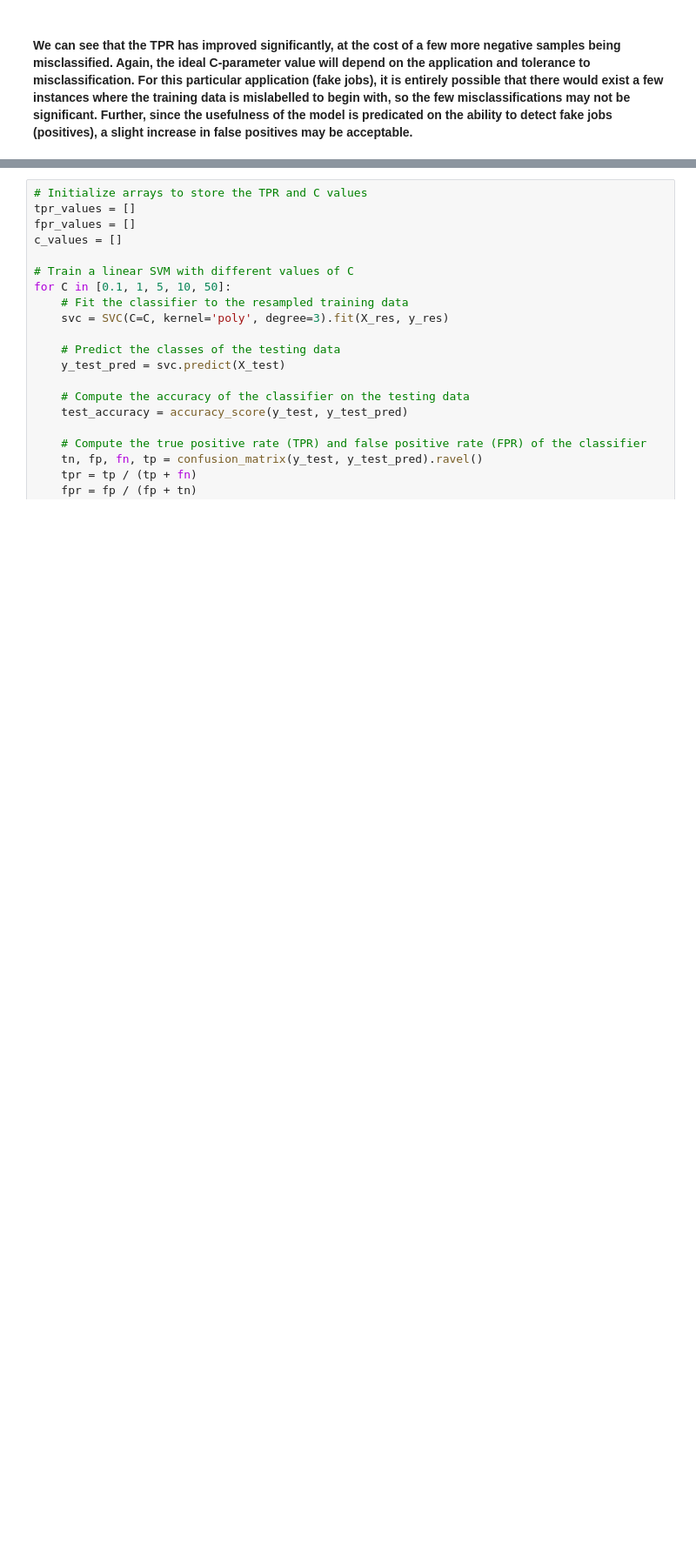
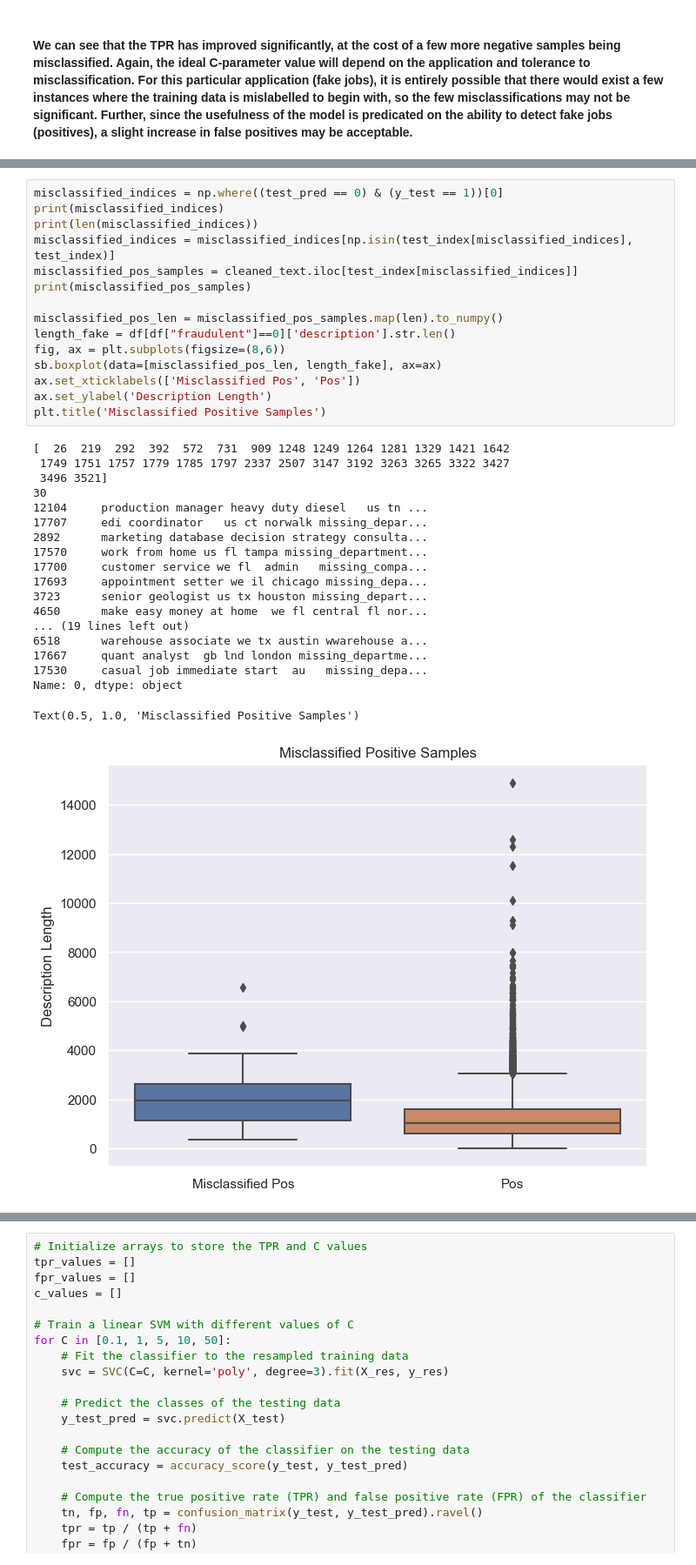
Before and after one commit to edward62740/sc1015-project, a Jupyter notebook: Support Vector Machine.ipynb, the cells around one changed output, grey strips where cells are left out. Shown at 87% size. Drawn from its saved outputs; the diff is of its cells as text; blank space fills up the shorter version.

Commit message:
Added misclassification analysis, cleaned files

```diff
--- a/Support Vector Machine.ipynb
+++ b/Support Vector Machine.ipynb
@@ -346,0 +352,35 @@ weighted avg       0.99      0.99      0.99      3576
+# %%
+misclassified_indices = np.where((test_pred == 0) & (y_test == 1))[0]
+print(misclassified_indices)
+print(len(misclassified_indices))
+misclassified_indices = misclassified_indices[np.isin(test_index[misclassified_indices], test_index)]
+misclassified_pos_samples = cleaned_text.iloc[test_index[misclassified_indices]]
+print(misclassified_pos_samples)
+
+misclassified_pos_len = misclassified_pos_samples.map(len).to_numpy()
+length_fake = df[df["fraudulent"]==0]['description'].str.len()
+fig, ax = plt.subplots(figsize=(8,6))
+sb.boxplot(data=[misclassified_pos_len, length_fake], ax=ax)
+ax.set_xticklabels(['Misclassified Pos', 'Pos'])
+ax.set_ylabel('Description Length')
+plt.title('Misclassified Positive Samples')
+# %% [output]
+[  26  219  292  392  572  731  909 1248 1249 1264 1281 1329 1421 1642
+ 1749 1751 1757 1779 1785 1797 2337 2507 3147 3192 3263 3265 3322 3427
+ 3496 3521]
+30
+12104     production manager heavy duty diesel   us tn ...
+17707     edi coordinator   us ct norwalk missing_depar...
+2892      marketing database decision strategy consulta...
+17570     work from home us fl tampa missing_department...
+17700     customer service we fl  admin   missing_compa...
+17693     appointment setter we il chicago missing_depa...
+3723      senior geologist us tx houston missing_depart...
+4650      make easy money at home  we fl central fl nor...
+... (19 lines left out)
+6518      warehouse associate we tx austin wwarehouse a...
+17667     quant analyst  gb lnd london missing_departme...
+17530     casual job immediate start  au   missing_depa...
+Name: 0, dtype: object
+Text(0.5, 1.0, 'Misclassified Positive Samples')
+[figure, added]
```
Also changed, not shown: parts of 14 cells of this notebook, 2 other files.
